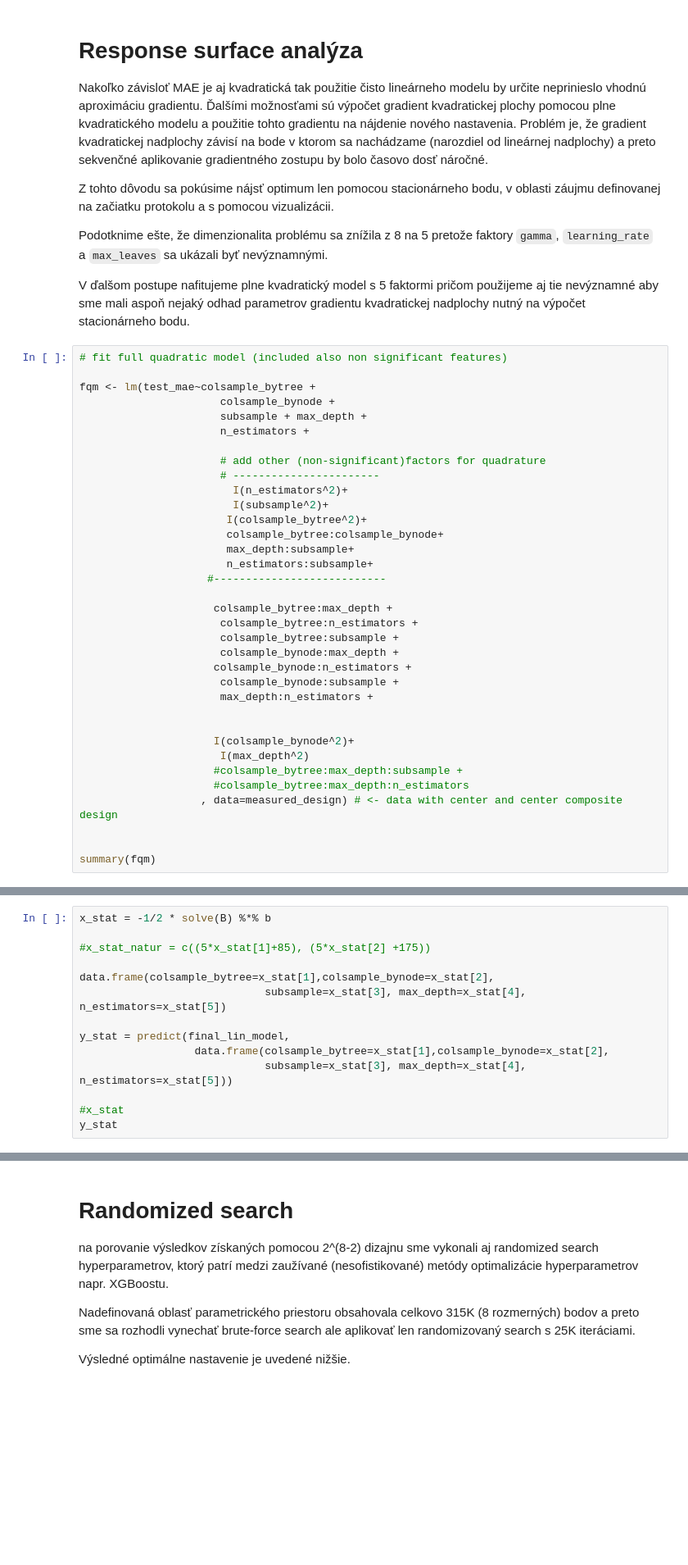
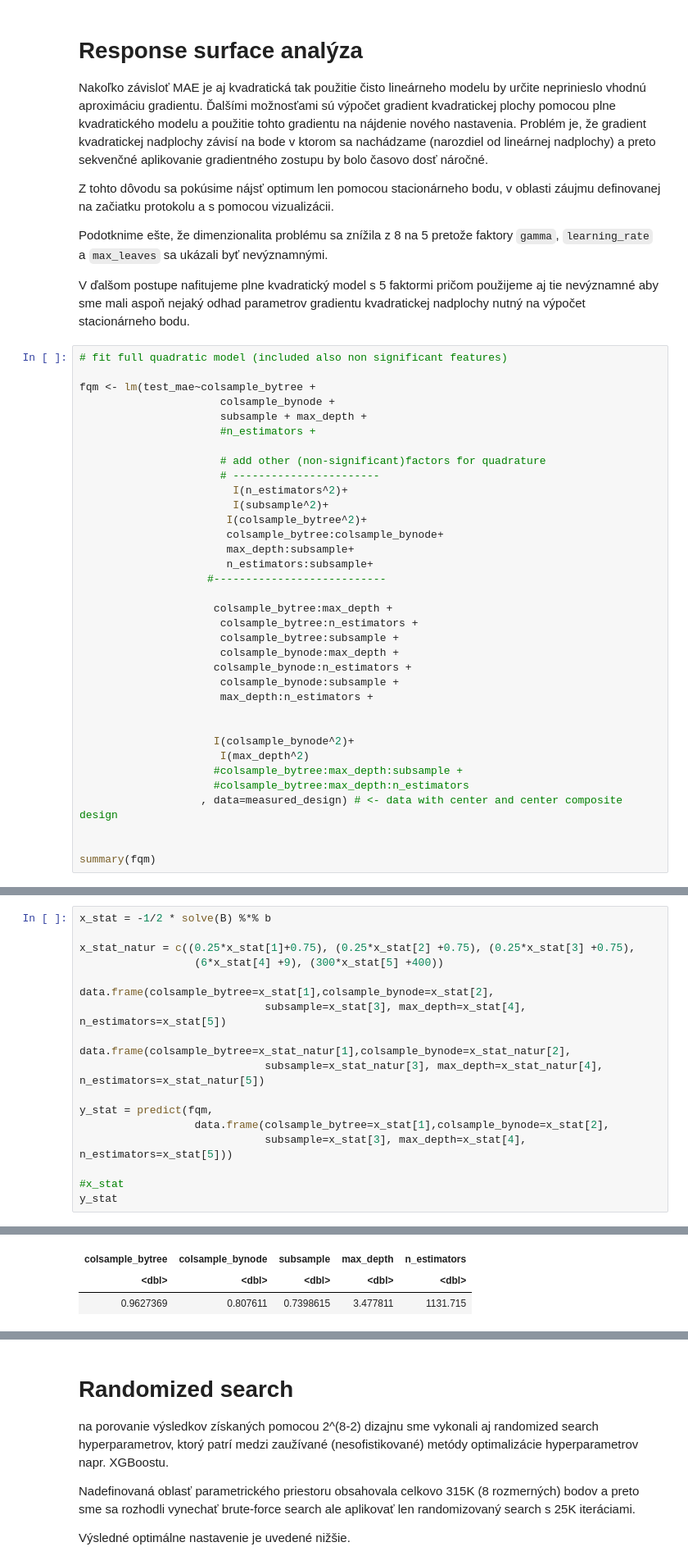
Before and after one commit to Many98/01NAEX, a Jupyter notebook: Protokol_EF.ipynb, the cells around one changed output, grey strips where cells are left out. Shown at 82% size. Cells and saved outputs as stored; diff of their text form; blank space fills up the shorter version.

```diff
--- a/Protokol_EF.ipynb
+++ b/Protokol_EF.ipynb
@@ -626,7 +608,7 @@ V ďalšom postupe nafitujeme plne kvadratický model s 5 faktormi pričom použ
 fqm <- lm(test_mae~colsample_bytree +
                       colsample_bynode +
                       subsample + max_depth +
-                      n_estimators +
+                      #n_estimators +
 
                       # add other (non-significant)factors for quadrature
                       # -----------------------
@@ -704,12 +686,16 @@ A matrix: 5 × 5 of type dbl
 # %%
 x_stat = -1/2 * solve(B) %*% b
 
-#x_stat_natur = c((5*x_stat[1]+85), (5*x_stat[2] +175))
+x_stat_natur = c((0.25*x_stat[1]+0.75), (0.25*x_stat[2] +0.75), (0.25*x_stat[3] +0.75),
+                  (6*x_stat[4] +9), (300*x_stat[5] +400))
 
 data.frame(colsample_bytree=x_stat[1],colsample_bynode=x_stat[2],
                              subsample=x_stat[3], max_depth=x_stat[4], n_estimators=x_stat[5])
 
-y_stat = predict(final_lin_model,
+data.frame(colsample_bytree=x_stat_natur[1],colsample_bynode=x_stat_natur[2],
+                             subsample=x_stat_natur[3], max_depth=x_stat_natur[4], n_estimators=x_stat_natur[5])
+
+y_stat = predict(fqm,
                   data.frame(colsample_bytree=x_stat[1],colsample_bynode=x_stat[2],
                              subsample=x_stat[3], max_depth=x_stat[4], n_estimators=x_stat[5]))
 
@@ -724,0 +710,3 @@ A data.frame: 1 × 5
+| colsample_bytree | colsample_bynode | subsample | max_depth | n_estimators |
+| <dbl> | <dbl> | <dbl> | <dbl> | <dbl> |
+| 0.9627369 | 0.807611 | 0.7398615 | 3.477811 | 1131.715 |
```
Also changed, not shown: parts of 15 cells of this notebook.
